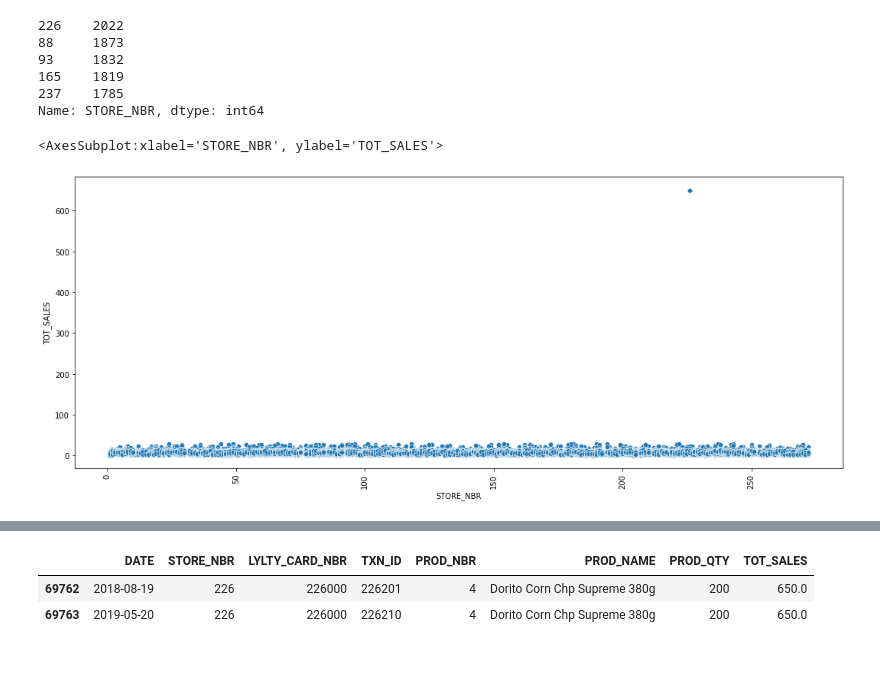
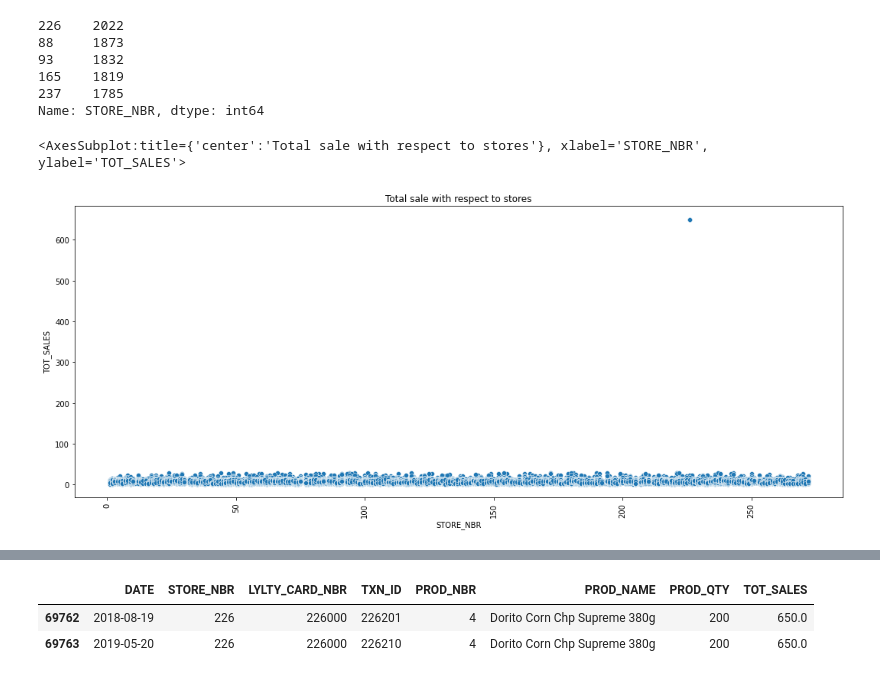
Before and after one commit to darsh996/Quantium_Internship, a Jupyter notebook: EDA_quantium.ipynb, the cells around one changed output, grey strips where cells are left out. Cells and saved outputs as stored; diff of their text form; code cells hidden in the pictures.

```diff
--- a/EDA_quantium.ipynb
+++ b/EDA_quantium.ipynb
@@ -207,10 +242,10 @@ tran_df['STORE_NBR'].value_counts().head()
 237    1785
 Name: STORE_NBR, dtype: int64
 # %%
-plt.figure(figsize=(18,7))
+plt.figure(figsize=(18,5))
 plt.xticks(rotation = 90)
-# sea.set_theme(style="white")
+plt.title('Total sale with respect to stores')
 sea.scatterplot(x='STORE_NBR', y = 'TOT_SALES' ,data= tran_df, x_bins=100)
 # %% [output]
-<AxesSubplot:xlabel='STORE_NBR', ylabel='TOT_SALES'>
+<AxesSubplot:title={'center':'Total sale with respect to stores'}, xlabel='STORE_NBR', ylabel='TOT_SALES'>
-[figure, old version]
+[figure, new version]
```
Also changed, not shown: parts of 34 cells of this notebook.
